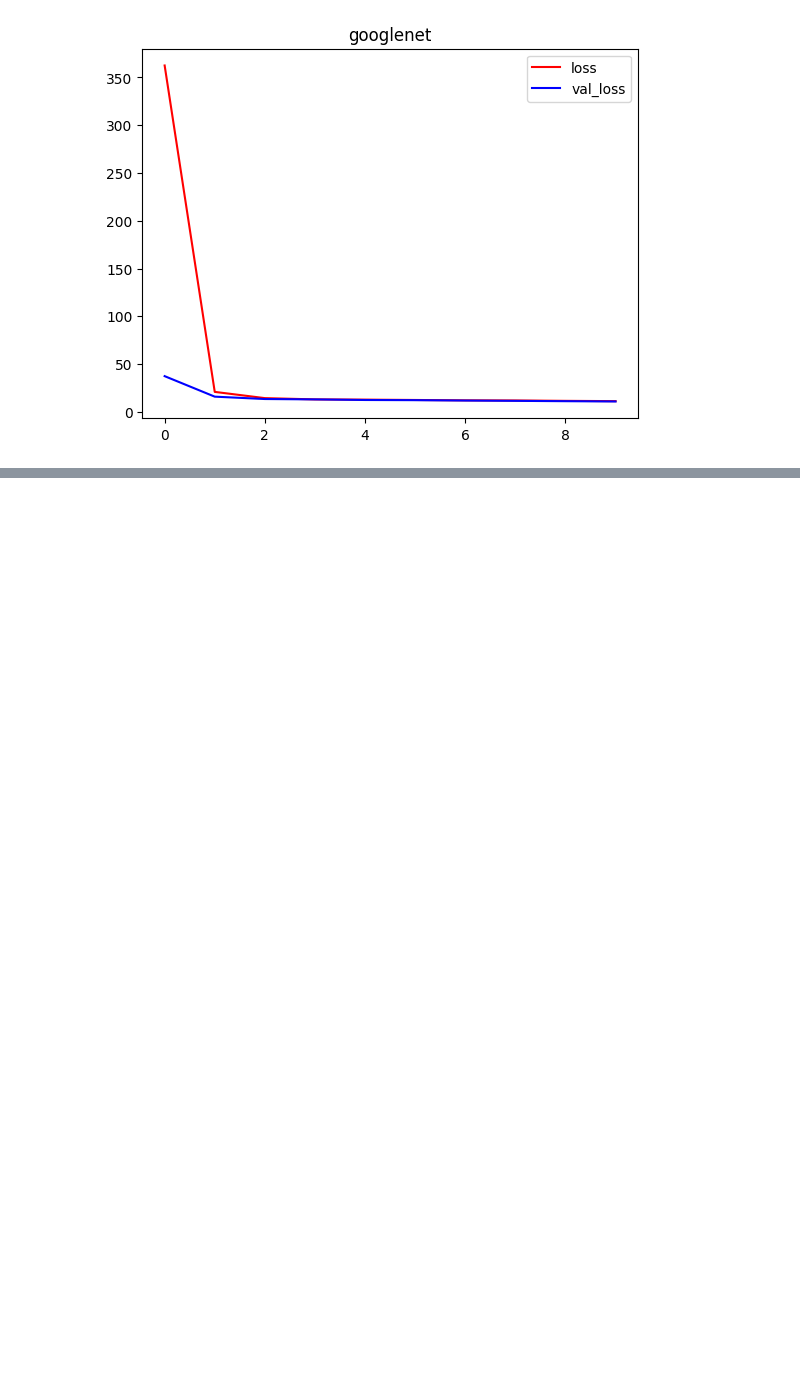
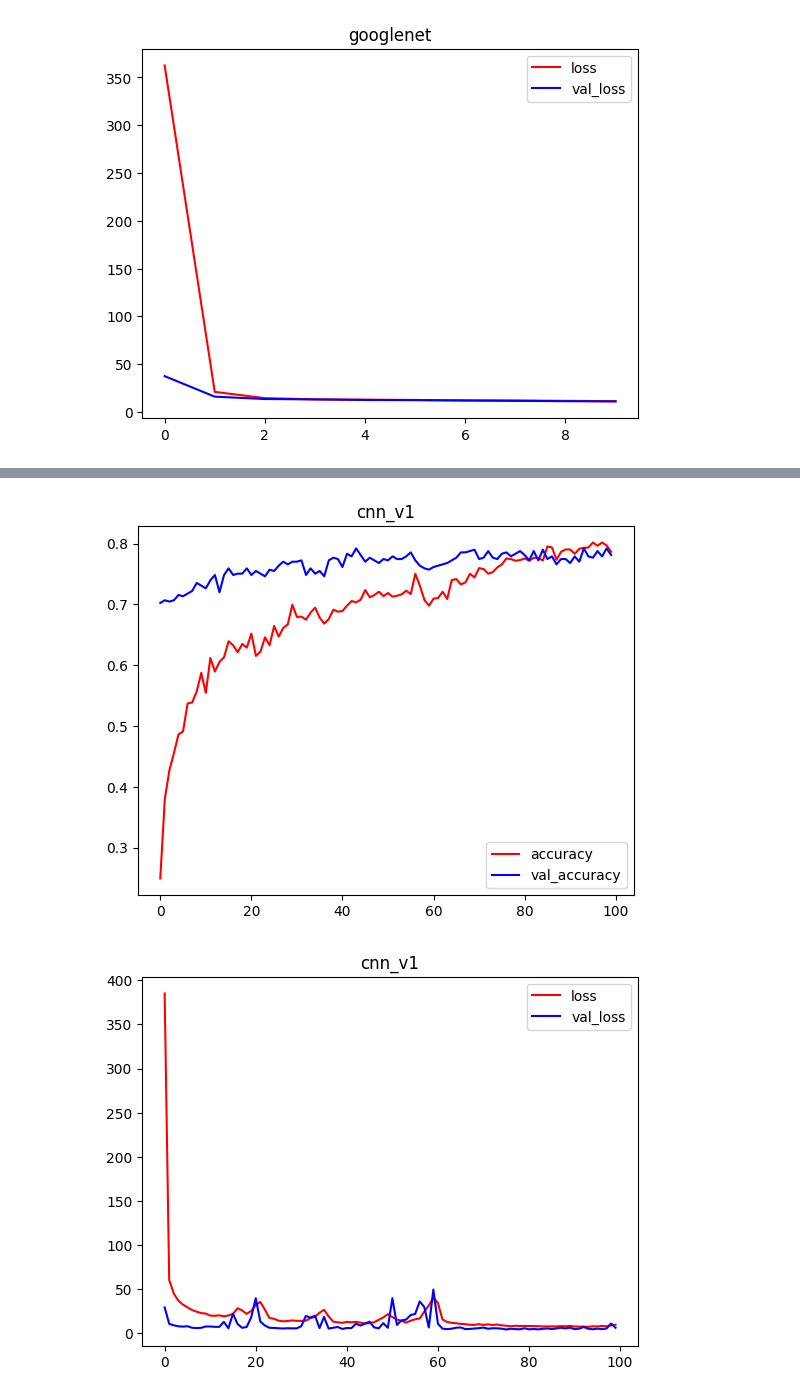
Before and after one commit to n-batruk/Facial-Keypoints-Detection, a Jupyter notebook: main.ipynb, the cells around one changed output, grey strips where cells are left out. Saved outputs shown, nothing was run; the diff lists cells and outputs as text; code cells hidden in the pictures; blank space fills up the shorter version.

```diff
--- a/main.ipynb
+++ b/main.ipynb
@@ -297,0 +371,2 @@ history1, model1 = model_prep(googlenetv2,input_shape,30)
+# %%
+cnn_v2_history, cnn_v2_model = model_prep(cnn_v2, input_shape, 100)
@@ -297,0 +391,22 @@ history1, model1 = model_prep(googlenetv2,input_shape,30)
+# %%
+acc = cnn_v2_history.history['accuracy']
+val_acc = cnn_v2_history.history['val_accuracy']
+loss = cnn_v2_history.history['loss']
+val_loss = cnn_v2_history.history['val_loss']
+history_epochs = range(len(acc))
+
+plt.plot(history_epochs, acc, 'r', label='accuracy')
+plt.plot(history_epochs, val_acc, 'blue', label='val_accuracy')
+plt.title('cnn_v1')
+plt.legend()
+plt.figure()
+
+plt.plot(history_epochs, loss, 'r', label='loss')
+plt.plot(history_epochs, val_loss, 'blue', label='val_loss')
+plt.title('cnn_v1')
+plt.legend()
+
+plt.show()
+# %% [output]
+[figure, added]
+[figure, added]
```
Also changed, not shown: parts of 21 cells of this notebook.
